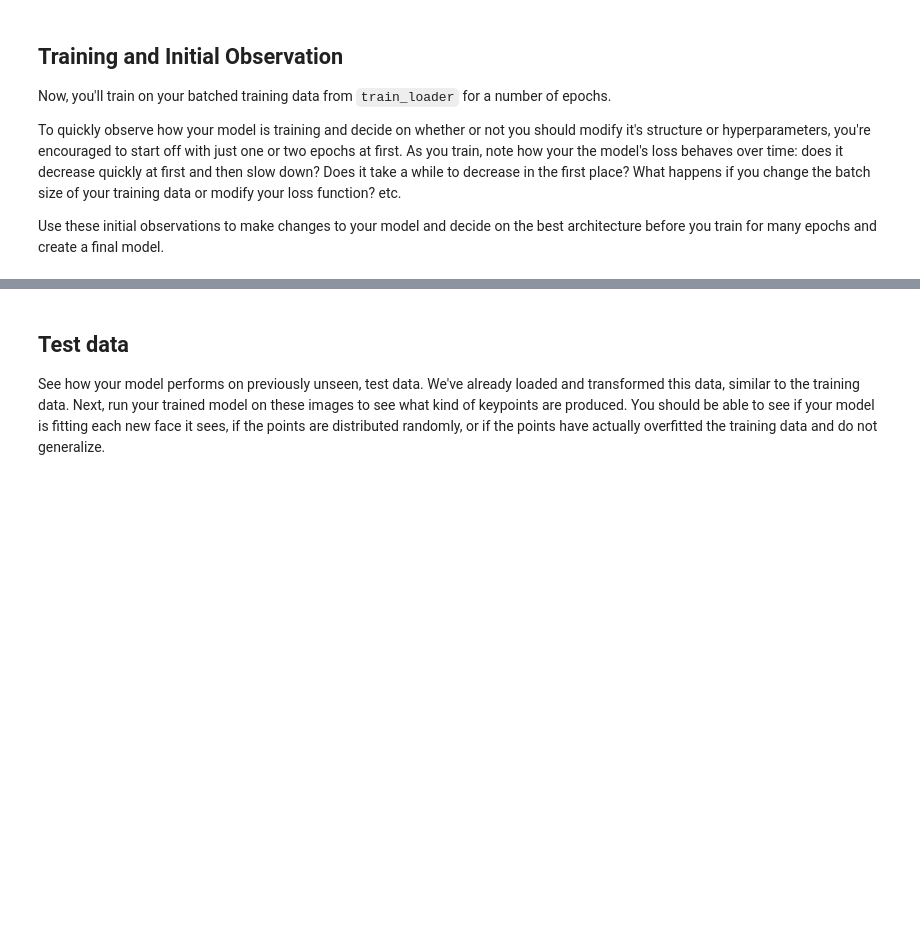
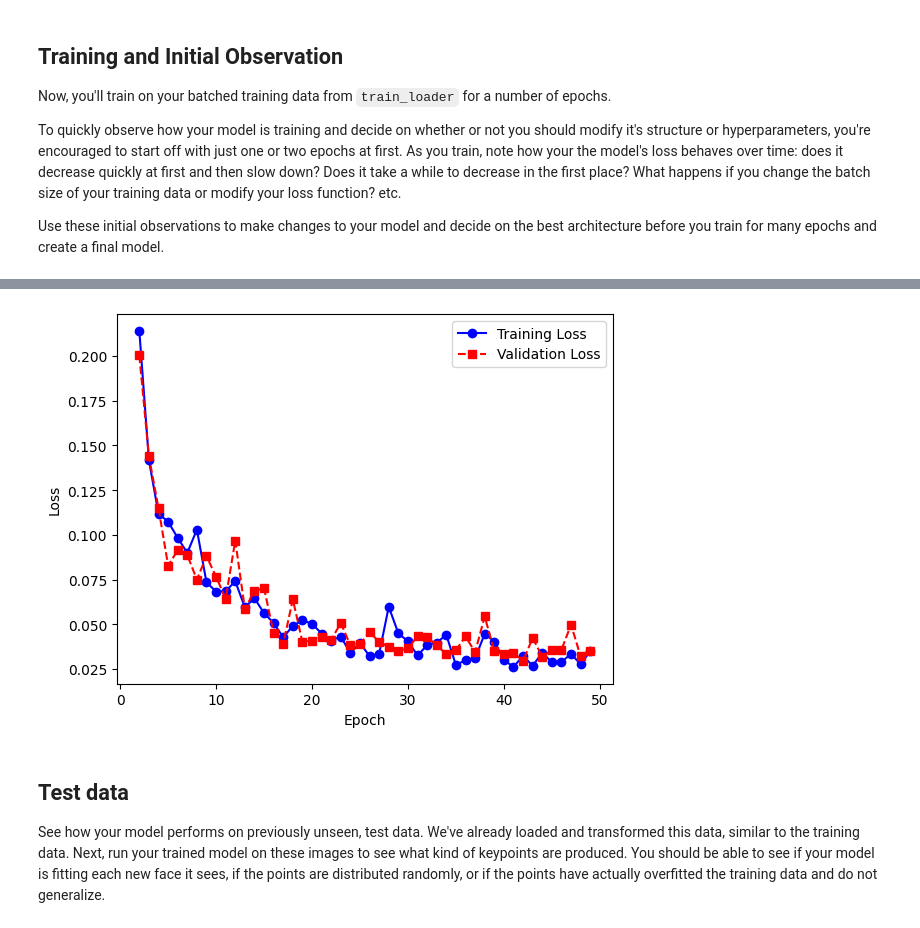
Before and after one commit to amoriqbal/FacialKeypointDetectionUdacity, a Jupyter notebook: 2. Define the Network Architecture.ipynb, the cells around one changed output, grey strips where cells are left out. Saved outputs shown, nothing was run; the diff lists cells and outputs as text; code cells hidden in the pictures; blank space fills up the shorter version.

```diff
--- a/2. Define the Network Architecture.ipynb
+++ b/2. Define the Network Architecture.ipynb
@@ -231,7 +237,7 @@ Decide on a good batch size for training your model. Try both small and large ba
 **Note for Windows users**: Please change the `num_workers` to 0 or you may face some issues with your DataLoader failing.
 # %%
 # load training data in batches
-batch_size = 10
+batch_size = 32
 validation_split = 0.2
 train_len = int((1 - validation_split) * len(transformed_dataset))
 val_len = len(transformed_dataset) - train_len
@@ -421,12 +417,14 @@ To quickly observe how your model is training and decide on whether or not you s
 
 Use these initial observations to make changes to your model and decide on the best architecture before you train for many epochs and create a final model.
 # %%
-def train_net(n_epochs):
+def train_net(n_epochs, net, train_loader, val_loader, criterion, optimizer, scheduler, tolerance=0.05):
 
     # prepare the net for training
     net.train()
     epoch_losses = []
     val_losses = []
+    min_val_loss = float('inf')
+    min_val_epoch = 0
     for epoch in range(n_epochs):  # loop over the dataset multiple times
 
         running_loss = 0.0
@@ -466,7 +464,7 @@ def train_net(n_epochs):
             if batch_i % 10 == 9:    # print every 10 batches
                 print('Epoch: {}, Batch: {}, Avg. Loss: {}'.format(epoch + 1, batch_i+1, running_loss/10))
                 running_loss = 0.0
-        epoch_losses.append(epoch_loss / len(train_loader.dataset))  # average loss for the epoch
+
         scheduler.step(loss.item())
         print('Epoch: {}, Average Loss: {}'.format(epoch + 1, epoch_loss / len(train_loader.dataset)))
 
@@ -487,23 +485,25 @@ def train_net(n_epochs):
 
             # calculate the loss between predicted and target keypoints
             val_loss += criterion(output_pts, key_pts).item() * images.size(0)
+        epoch_losses.append(epoch_loss / len(train_loader.dataset))  # average loss for the epoch
         val_losses.append(val_loss / len(val_loader.dataset))
         print('Epoch: {}, Validation Loss: {}'.format(epoch + 1, val_loss / len(val_loader.dataset)))
+
+        # Save the model if the validation loss is the best so far
+        if val_loss < min_val_loss and (val_loss / min_val_loss < 1 - tolerance):
+            min_val_loss = val_loss
+            min_val_epoch = epoch
+            torch.save(net.state_dict(), 'saved_models/best_keypoints_model.pt')
+            print(f"Model saved with validation loss: {min_val_loss / len(val_loader.dataset)}")
     print('Finished Training')
+    print(f'Last model saved was at epoch {min_val_epoch + 1}')
     return epoch_losses, val_losses
 # %%
 # train your network
-n_epochs = 45 # start small, and increase when you've decided on your model structure and hyperparams
+n_epochs = 50 # start small, and increase when you've decided on your model structure and hyperparams
 
 # this is a Workspaces-specific context manager to keep the connection
 # alive while training your model, not part of pytorch
 
-train_losses, val_losses = train_net(n_epochs)
-# plot the loss as a line graph
-plt.plot(range(len(train_losses)), train_losses, marker='o', label='Training Loss', color='blue', linestyle='-')
-plt.plot(range(len(val_losses)), val_losses, marker='s', label='Validation Loss', color='red', linestyle='--')
-plt.xlabel('Epoch')
-plt.ylabel('Loss')
-plt.legend()
-plt.show()
+train_losses, val_losses = train_net(n_epochs, net, train_loader, val_loader, criterion, optimizer, scheduler)
 # %% [output]
@@ -528,3 +527,13 @@ Finished Training
+# %%
+# plot the loss as a line graph, excluding the first few epochs to better visualize the trend
+plt.plot(range(2,len(train_losses)), train_losses[2:], marker='o', label='Training Loss', color='blue', linestyle='-')
+plt.plot(range(2,len(val_losses)), val_losses[2:], marker='s', label='Validation Loss', color='red', linestyle='--')
+plt.xlabel('Epoch')
+plt.ylabel('Loss')
+plt.legend()
+plt.show()
+# %% [output]
+[figure, added]
 # %% [markdown]
 ## Test data
 
```
Also changed, not shown: parts of 24 cells of this notebook, 2 other files.
